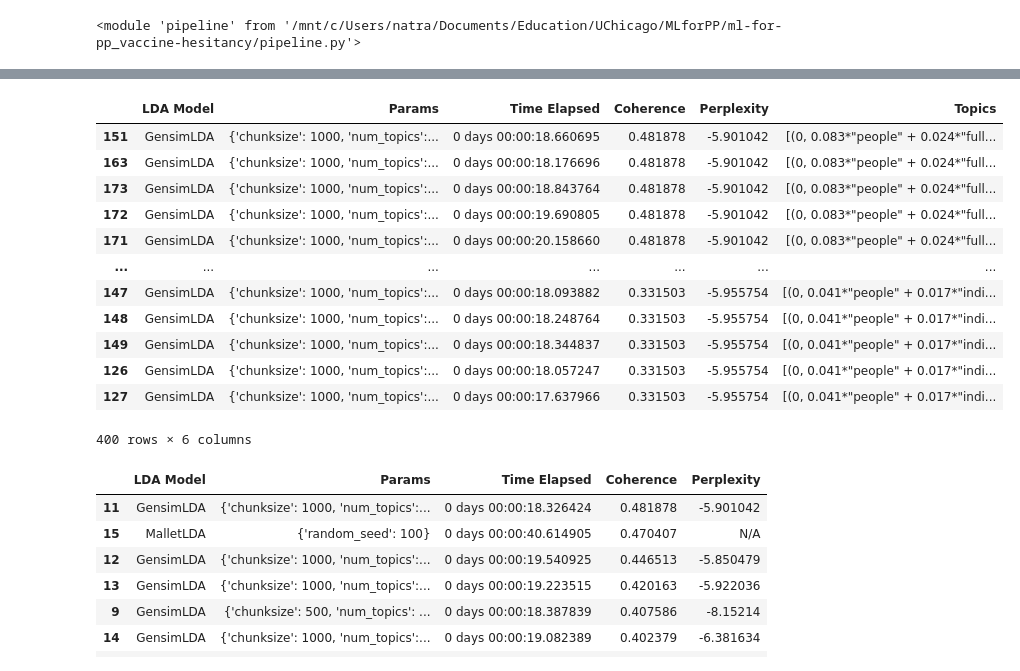
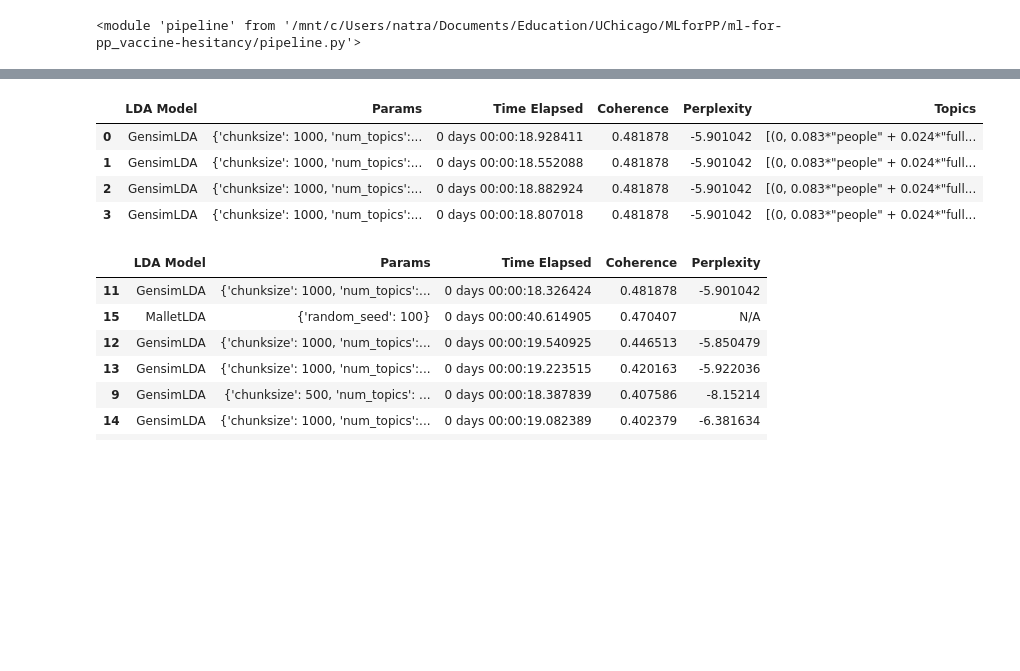
Before and after one commit to natalie-ayers/Classification-of-Twitter-Vaccine-Hesitancy, a Jupyter notebook: lda_topics.ipynb, the cells around one changed output, grey strips where cells are left out. Drawn from its saved outputs; the diff is of its cells as text; code cells hidden in the pictures; blank space fills up the shorter version.

Commit message:
fixing bug in pipeline.py

```diff
--- a/lda_topics.ipynb
+++ b/lda_topics.ipynb
@@ -68,4 +68,4 @@ importlib.reload(pipeline)
 # %% [output]
 <module 'pipeline' from '/mnt/c/Users/natra/Documents/Education/UChicago/MLforPP/ml-for-pp_vaccine-hesitancy/pipeline.py'>
 # %%
-results_exp2 = pipeline.choose_lda_models(tweets_negneut['text_cln_tok'])
+results = pipeline.choose_lda_models(tweets_negneut['text_cln_tok'])
@@ -92,17 +89,9 @@ Time Elapsed: 0:00:40.833562
 # %%
-results_exp.sort_values('Coherence',ascending=False)
+results.sort_values('Coherence',ascending=False)
 # %% [output]
 |  | LDA Model | Params | Time Elapsed | Coherence | Perplexity | Topics |
-| 151 | GensimLDA | {'chunksize': 1000, 'num_topics':... | 0 days 00:00:18.660695 | 0.481878 | -5.901042 | [(0, 0.083*"people" + 0.024*"full... |
-| 163 | GensimLDA | {'chunksize': 1000, 'num_topics':... | 0 days 00:00:18.176696 | 0.481878 | -5.901042 | [(0, 0.083*"people" + 0.024*"full... |
-| 173 | GensimLDA | {'chunksize': 1000, 'num_topics':... | 0 days 00:00:18.843764 | 0.481878 | -5.901042 | [(0, 0.083*"people" + 0.024*"full... |
-| 172 | GensimLDA | {'chunksize': 1000, 'num_topics':... | 0 days 00:00:19.690805 | 0.481878 | -5.901042 | [(0, 0.083*"people" + 0.024*"full... |
-| 171 | GensimLDA | {'chunksize': 1000, 'num_topics':... | 0 days 00:00:20.158660 | 0.481878 | -5.901042 | [(0, 0.083*"people" + 0.024*"full... |
-| ... | ... | ... | ... | ... | ... | ... |
-| 147 | GensimLDA | {'chunksize': 1000, 'num_topics':... | 0 days 00:00:18.093882 | 0.331503 | -5.955754 | [(0, 0.041*"people" + 0.017*"indi... |
-| 148 | GensimLDA | {'chunksize': 1000, 'num_topics':... | 0 days 00:00:18.248764 | 0.331503 | -5.955754 | [(0, 0.041*"people" + 0.017*"indi... |
-| 149 | GensimLDA | {'chunksize': 1000, 'num_topics':... | 0 days 00:00:18.344837 | 0.331503 | -5.955754 | [(0, 0.041*"people" + 0.017*"indi... |
-| 126 | GensimLDA | {'chunksize': 1000, 'num_topics':... | 0 days 00:00:18.057247 | 0.331503 | -5.955754 | [(0, 0.041*"people" + 0.017*"indi... |
-| 127 | GensimLDA | {'chunksize': 1000, 'num_topics':... | 0 days 00:00:17.637966 | 0.331503 | -5.955754 | [(0, 0.041*"people" + 0.017*"indi... |
+| 0 | GensimLDA | {'chunksize': 1000, 'num_topics':... | 0 days 00:00:18.928411 | 0.481878 | -5.901042 | [(0, 0.083*"people" + 0.024*"full... |
+| 1 | GensimLDA | {'chunksize': 1000, 'num_topics':... | 0 days 00:00:18.552088 | 0.481878 | -5.901042 | [(0, 0.083*"people" + 0.024*"full... |
+| 2 | GensimLDA | {'chunksize': 1000, 'num_topics':... | 0 days 00:00:18.882924 | 0.481878 | -5.901042 | [(0, 0.083*"people" + 0.024*"full... |
+| 3 | GensimLDA | {'chunksize': 1000, 'num_topics':... | 0 days 00:00:18.807018 | 0.481878 | -5.901042 | [(0, 0.083*"people" + 0.024*"full... |
-400 rows × 6 columns
 # %%
```
Also changed, not shown: parts of 9 cells of this notebook, 1 other file.
